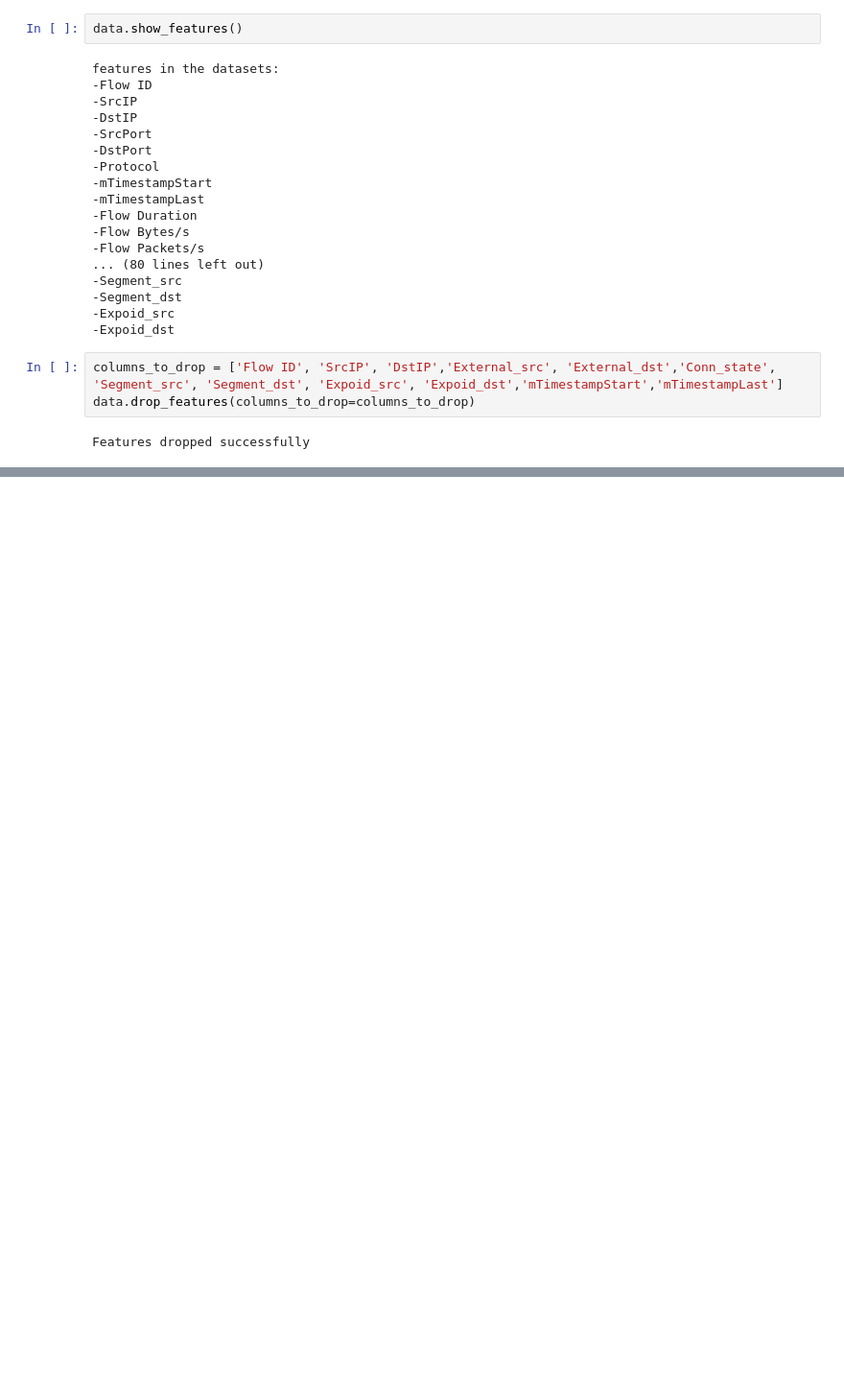
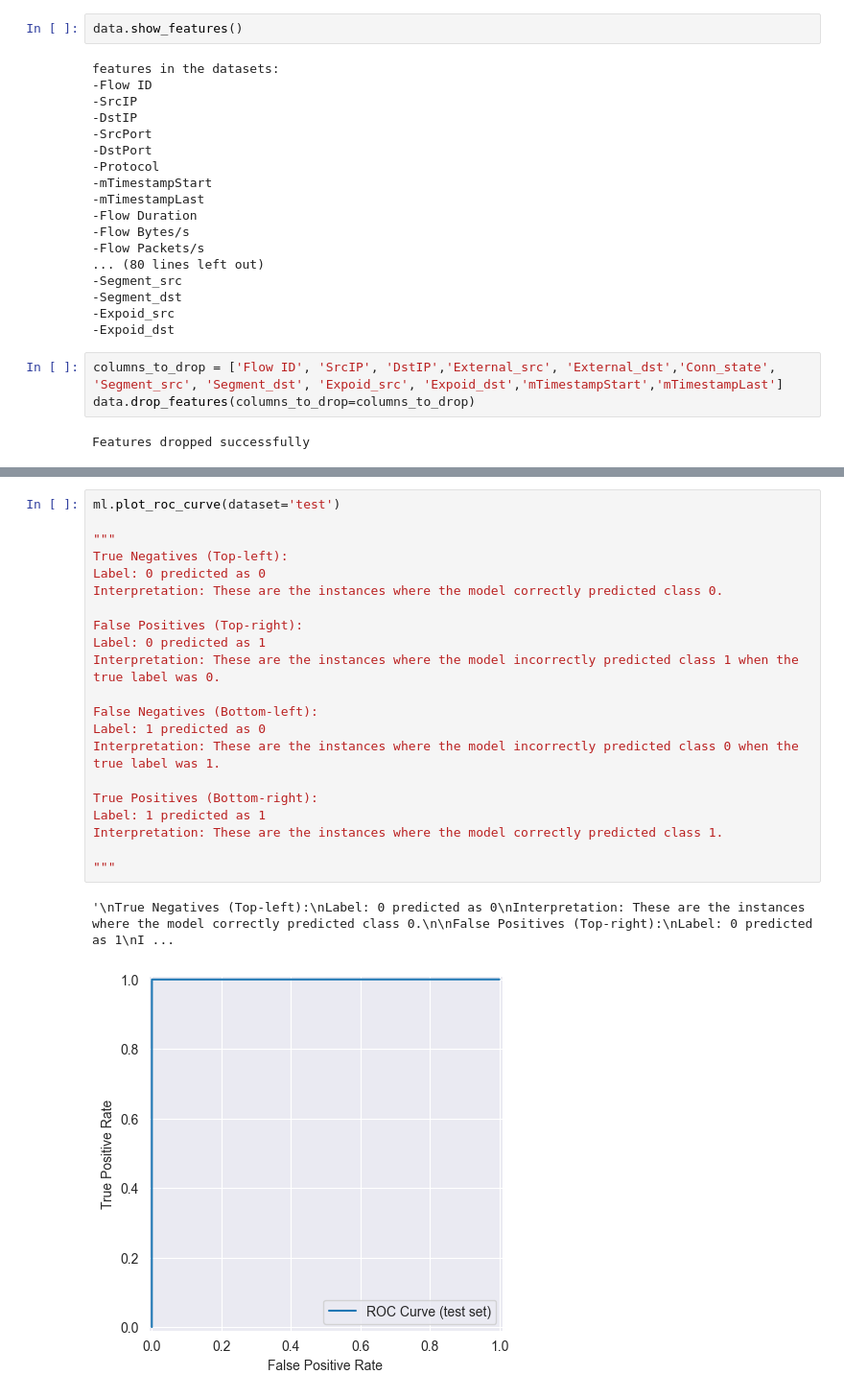
Before and after one commit to parpinte/Locked-Shields, a Jupyter notebook: Test.ipynb, the cells around one changed output, grey strips where cells are left out. Shown at 96% size. Saved outputs shown, nothing was run; the diff lists cells and outputs as text; blank space fills up the shorter version.

```diff
--- a/Test.ipynb
+++ b/Test.ipynb
@@ -166,0 +686,24 @@ print(data.y.shape)
+# %%
+ml.plot_roc_curve(dataset='test')
+
+"""
+True Negatives (Top-left):
+Label: 0 predicted as 0
+Interpretation: These are the instances where the model correctly predicted class 0.
+
+False Positives (Top-right):
+Label: 0 predicted as 1
+Interpretation: These are the instances where the model incorrectly predicted class 1 when the true label was 0.
+
+False Negatives (Bottom-left):
+Label: 1 predicted as 0
+Interpretation: These are the instances where the model incorrectly predicted class 0 when the true label was 1.
+
+True Positives (Bottom-right):
+Label: 1 predicted as 1
+Interpretation: These are the instances where the model correctly predicted class 1.
+
+"""
+# %% [output]
+'\nTrue Negatives (Top-left):\nLabel: 0 predicted as 0\nInterpretation: These are the instances where the model correctly predicted class 0.\n\nFalse Positives (Top-right):\nLabel: 0 predicted as 1\nI ...
+[figure, added]
```
Also changed, not shown: parts of 24 cells of this notebook.
